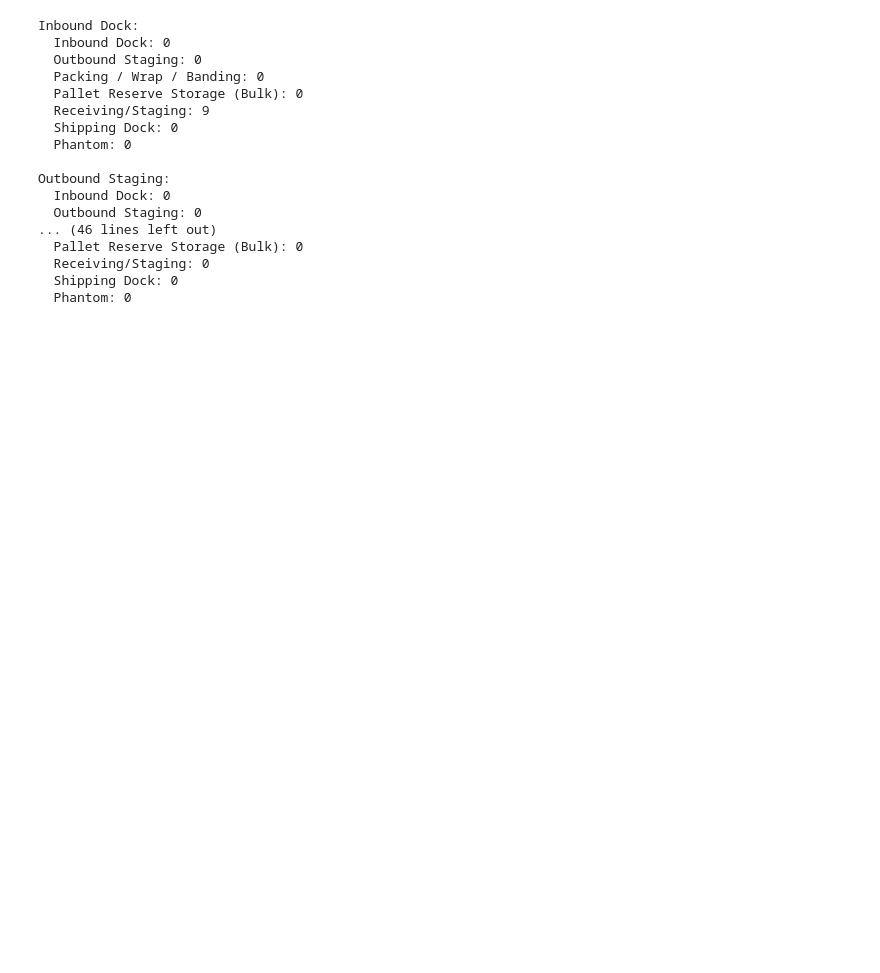
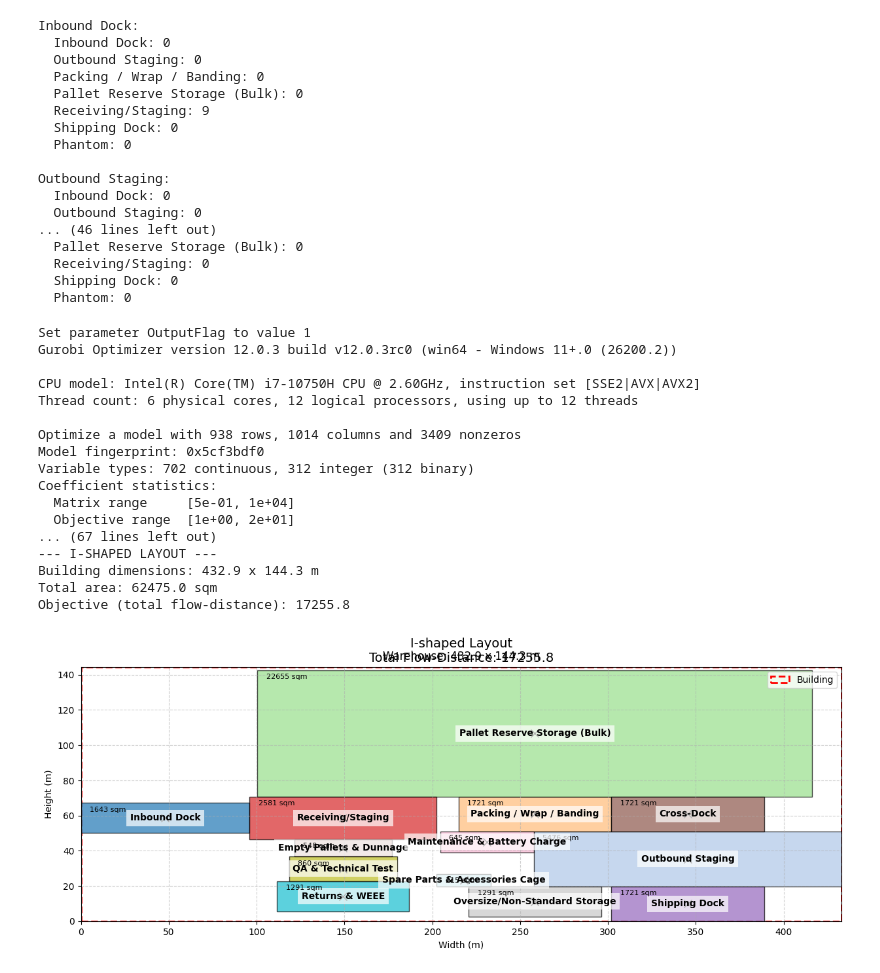
Before and after one commit to Ermling/Warehosuing_Ass_2, a Jupyter notebook: Assignment3/assignment3.ipynb, the cells around one changed output. Cells and saved outputs as stored; diff of their text form; code cells hidden in the pictures; blank space fills up the shorter version.

```diff
--- a/Assignment3/assignment3.ipynb
+++ b/Assignment3/assignment3.ipynb
@@ -502,6 +502,24 @@ def load_data():
     ]
     return selected_depts
 
+
+def load_all_data():
+    selected_depts = [
+        "Inbound Dock",
+        "Outbound Staging",
+        "Packing / Wrap / Banding",
+        "Pallet Reserve Storage (Bulk)",
+        "Receiving/Staging",
+        "Shipping Dock",
+        "Cross-Dock",
+        "Empty Pallets & Dunnage",
+        "Maintenance & Battery Charge",
+        "Oversize/Non-Standard Storage",
+        "QA & Technical Test",
+        "Returns & WEEE",
+        "Spare Parts & Accessories Cage"
+    ]
+    return selected_depts
 departments = {
     "Cross-Dock": 3520,
     "Empty Pallets & Dunnage": 880,
@@ -1183,0 +1375,24 @@ solve_layout_linear(selected_depts)
+# %%
+# Run for all layouts
+for layout_type in ["I-shaped"]:
+    selected_depts = load_all_data()
+    solve_layout_linearized(layout_type, total_area=total_area, selected_depts=selected_depts, departments=departments, numeric_departments_matrix=numeric_departments_matrix)
+# %% [output]
+Set parameter OutputFlag to value 1
+Gurobi Optimizer version 12.0.3 build v12.0.3rc0 (win64 - Windows 11+.0 (26200.2))
+
+CPU model: Intel(R) Core(TM) i7-10750H CPU @ 2.60GHz, instruction set [SSE2|AVX|AVX2]
+Thread count: 6 physical cores, 12 logical processors, using up to 12 threads
+
+Optimize a model with 938 rows, 1014 columns and 3409 nonzeros
+Model fingerprint: 0x5cf3bdf0
+Variable types: 702 continuous, 312 integer (312 binary)
+Coefficient statistics:
+  Matrix range     [5e-01, 1e+04]
+  Objective range  [1e+00, 2e+01]
+... (67 lines left out)
+--- I-SHAPED LAYOUT ---
+Building dimensions: 432.9 x 144.3 m
+Total area: 62475.0 sqm
+Objective (total flow-distance): 17255.8
+[figure, added]
```
Also changed, not shown: parts of 9 cells of this notebook.
